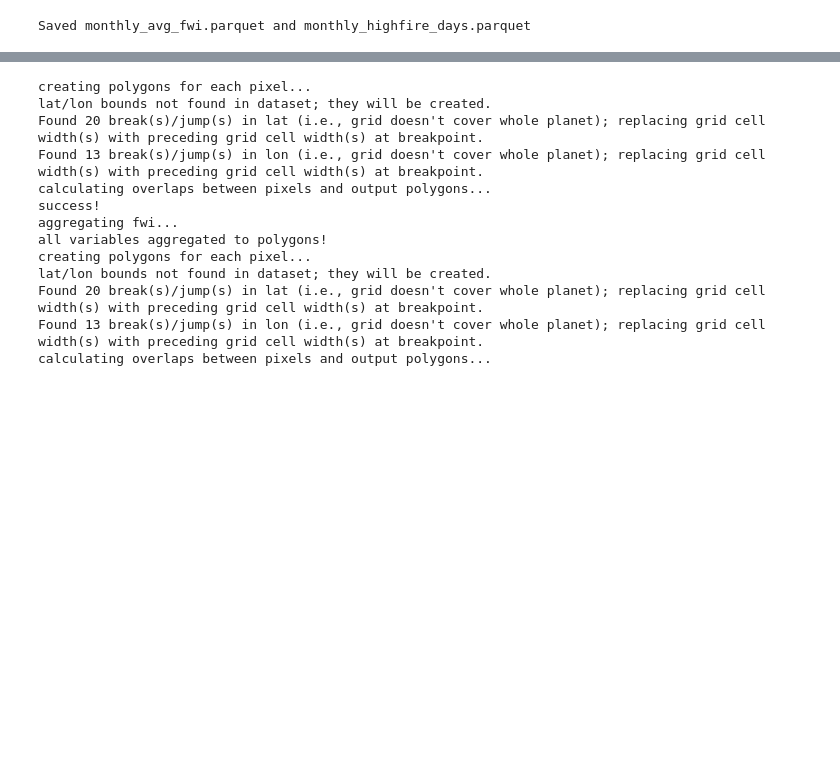
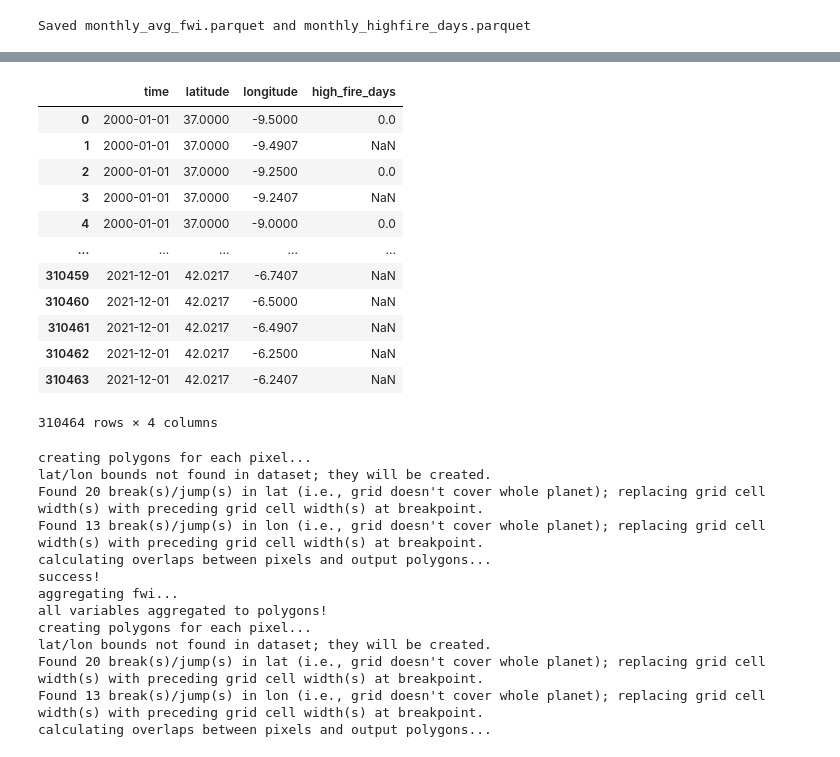
Before and after one commit to dhruv-pandit/climate-econometrics, a Jupyter notebook: countries/portugal/yearly_20_23/climate_proc.ipynb, the cells around one changed output, grey strips where cells are left out. Drawn from its saved outputs; the diff is of its cells as text; code cells hidden in the pictures; blank space fills up the shorter version.

```diff
--- a/countries/portugal/yearly_20_23/climate_proc.ipynb
+++ b/countries/portugal/yearly_20_23/climate_proc.ipynb
@@ -151,24 +171,25 @@ fwi_df
 fwi_df = fwi_df.rename(columns={'lon':'longitude', 'lat':'latitude'})
 fwi_df = pd.concat([fwi_df, monthly_avg])
 # %%
-high_fire_days = fwi_df.rename(columns={'lon':'longitude', 'lat':'latitude'})
-high_fire_days = pd.concat([fwi_df, monthly_highfire])
+high_fire_days = high_fire_days.rename(columns={'lon':'longitude', 'lat':'latitude'})
+
+# Try the concat with ignore_index=True
+high_fire_days_new = pd.concat([high_fire_days, monthly_highfire], ignore_index=True)
 # %%
 # Ensure datetime
 fwi_df["time"] = pd.to_datetime(fwi_df["time"])
-high_fire_days["time"] = pd.to_datetime(high_fire_days["time"])
+high_fire_days_new["time"] = pd.to_datetime(high_fire_days_new["time"])
 
 # Filter by date range
 mask1 = (fwi_df["time"] >= "2000-01-01") & (fwi_df["time"] <= "2023-12-01")
-mask2 = (high_fire_days["time"] >= "2000-01-01") & (high_fire_days["time"] <= "2023-12-01")
+mask2 = (high_fire_days_new["time"] >= "2000-01-01") & (high_fire_days_new["time"] <= "2023-12-01")
 
-fwi_df = fwi_df.loc[mask1]
-high_fire_days = high_fire_days.loc[mask2]
+fwi_df_filt = fwi_df.loc[mask1]
+high_fire_days_filt = high_fire_days_new.loc[mask2]
 # %%
-high_fire_days = high_fire_days.drop(columns=['fwi'])
 
-fwi_df = fwi_df.reset_index().drop(columns=['index'])
-high_fire_days = high_fire_days.reset_index().drop(columns=['index'])
+fwi_df_filt = fwi_df_filt.reset_index().drop(columns=['index'])
+high_fire_days_filt = high_fire_days_filt.reset_index().drop(columns=['index'])
 # %%
 def df_to_unique_ds(df, lat="latitude", lon="longitude", time="time",
                     round_decimals=4, agg="mean"):
@@ -183,7 +204,23 @@ def df_to_unique_ds(df, lat="latitude", lon="longitude", time="time",
     return xr.Dataset.from_dataframe(df.set_index([time, lat, lon]).sort_index())
 
 # use it
-fire_ds = [df_to_unique_ds(df) for df in [fwi_df, high_fire_days]]
+fire_ds = [df_to_unique_ds(df) for df in [fwi_df_filt, high_fire_days_filt]]
+# %%
+fire_ds[1].to_dataframe().reset_index().query("time < '2022-01-01'")
+# %% [output]
+|  | time | latitude | longitude | high_fire_days |
+| 0 | 2000-01-01 | 37.0000 | -9.5000 | 0.0 |
+| 1 | 2000-01-01 | 37.0000 | -9.4907 | NaN |
+| 2 | 2000-01-01 | 37.0000 | -9.2500 | 0.0 |
+| 3 | 2000-01-01 | 37.0000 | -9.2407 | NaN |
+| 4 | 2000-01-01 | 37.0000 | -9.0000 | 0.0 |
+| ... | ... | ... | ... | ... |
+| 310459 | 2021-12-01 | 42.0217 | -6.7407 | NaN |
+| 310460 | 2021-12-01 | 42.0217 | -6.5000 | NaN |
+| 310461 | 2021-12-01 | 42.0217 | -6.4907 | NaN |
+| 310462 | 2021-12-01 | 42.0217 | -6.2500 | NaN |
+| 310463 | 2021-12-01 | 42.0217 | -6.2407 | NaN |
+310464 rows × 4 columns
 # %%
 # Convert to xarray
 fwi_agg = [
```
Also changed, not shown: parts of 10 cells of this notebook, 5 other files.
